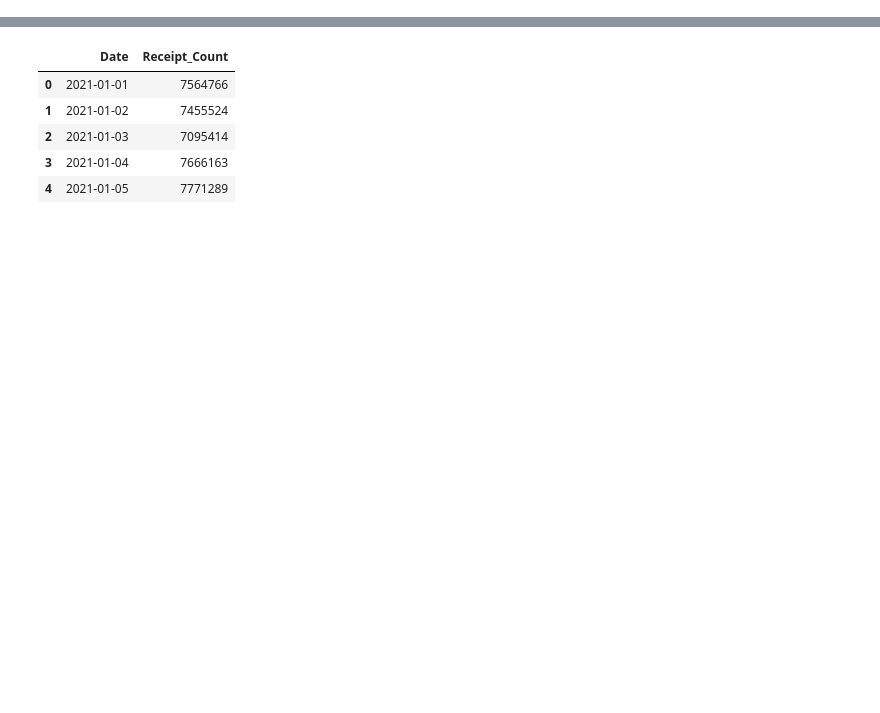
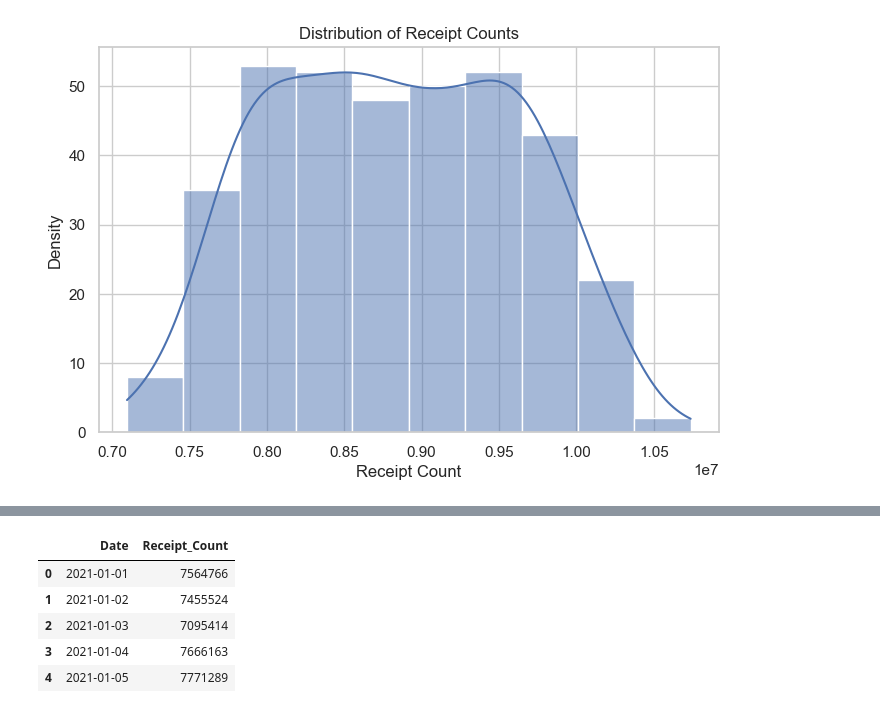
Before and after one commit to pdh1181/Fetch_take_home_exercise, a Jupyter notebook: ml_engg.ipynb, the cells around one changed output, grey strips where cells are left out. Cells and saved outputs as stored; diff of their text form; code cells hidden in the pictures; blank space fills up the shorter version.

```diff
--- a/ml_engg.ipynb
+++ b/ml_engg.ipynb
@@ -7,0 +55,10 @@ warnings.filterwarnings('ignore')
+# %%
+# Distribution plot
+plt.figure(figsize=(8, 5))
+sns.histplot(df['Receipt_Count'], kde=True)
+plt.title('Distribution of Receipt Counts')
+plt.xlabel('Receipt Count')
+plt.ylabel('Density')
+plt.show()
+# %% [output]
+[figure, added]
```
Also changed, not shown: parts of 22 cells of this notebook.
